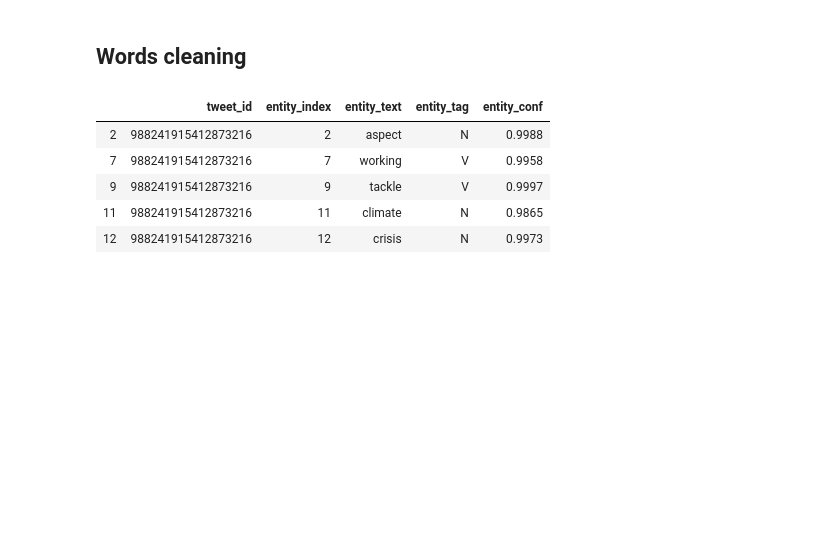
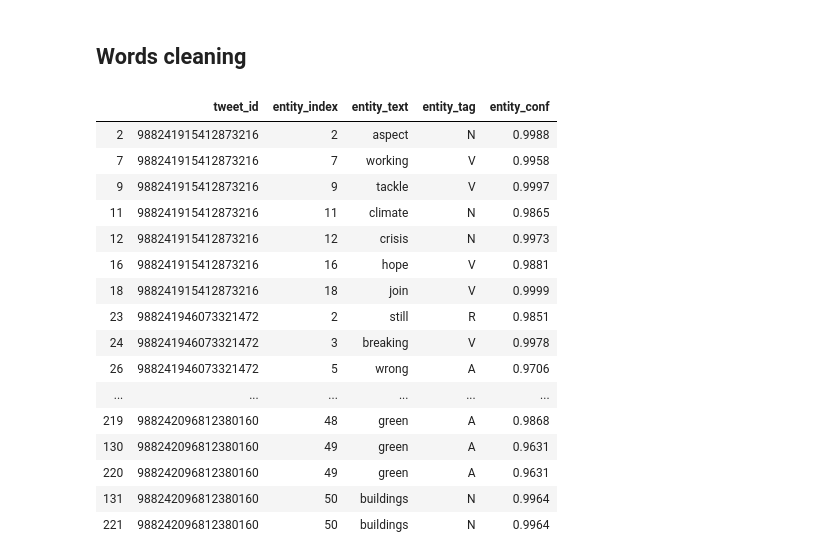
Before and after one commit to Mmiglio/ClimateAction, a Jupyter notebook: extract_entities.ipynb, the cells around one changed output. Cells and saved outputs as stored; diff of their text form; code cells hidden in the pictures; blank space fills up the shorter version.

```diff
--- a/extract_entities.ipynb
+++ b/extract_entities.ipynb
@@ -21,11 +20,11 @@ Once words and hashtags are extracted, they are stored in Pandas DataFrames with
 5. <code> conf </code> : Confidence associated to the POS tag (WORDS ONLY)
 # %%
 # Initialize Tweets class
-tweets = tw.Tweets()
+tweets = Tweets()
 # Fill tweets dataframe
 tweets.from_json('data/db/tweets_climatechange.json')
 # Rename columns
-tweets.df = tweets.df.rename(columns = {'id': 'tweet_id','created_at': 'tweet_date','text': 'tweet_text'})
+tweets.df = tweets.df.rename(columns = {'id': 'tweet_id','created_at': 'tweet_date','text': 'tweet_text'})[:1000]
 tweets.df.head()
 # %% [output]
 |  | tweet_date | tweet_id | tweet_text | hashtags | retweet_count | favorite_count | original_retweet_count | ... |
@@ -112,11 +122,22 @@ words.df = words.df[words.df.entity_conf >= conf]
 ## Words cleaning
 # %%
 words.clean_entities()
-words.df.head()
+words.df.head(50)
 # %% [output]
 |  | tweet_id | entity_index | entity_text | entity_tag | entity_conf |
 | 2 | 988241915412873216 | 2 | aspect | N | 0.9988 |
 | 7 | 988241915412873216 | 7 | working | V | 0.9958 |
 | 9 | 988241915412873216 | 9 | tackle | V | 0.9997 |
 | 11 | 988241915412873216 | 11 | climate | N | 0.9865 |
 | 12 | 988241915412873216 | 12 | crisis | N | 0.9973 |
+| 16 | 988241915412873216 | 16 | hope | V | 0.9881 |
+| 18 | 988241915412873216 | 18 | join | V | 0.9999 |
+| 23 | 988241946073321472 | 2 | still | R | 0.9851 |
+| 24 | 988241946073321472 | 3 | breaking | V | 0.9978 |
+| 26 | 988241946073321472 | 5 | wrong | A | 0.9706 |
+| ... | ... | ... | ... | ... | ... |
+| 219 | 988242096812380160 | 48 | green | A | 0.9868 |
+| 130 | 988242096812380160 | 49 | green | A | 0.9631 |
+| 220 | 988242096812380160 | 49 | green | A | 0.9631 |
+| 131 | 988242096812380160 | 50 | buildings | N | 0.9964 |
+| 221 | 988242096812380160 | 50 | buildings | N | 0.9964 |
```
Also changed, not shown: parts of 4 cells of this notebook.
